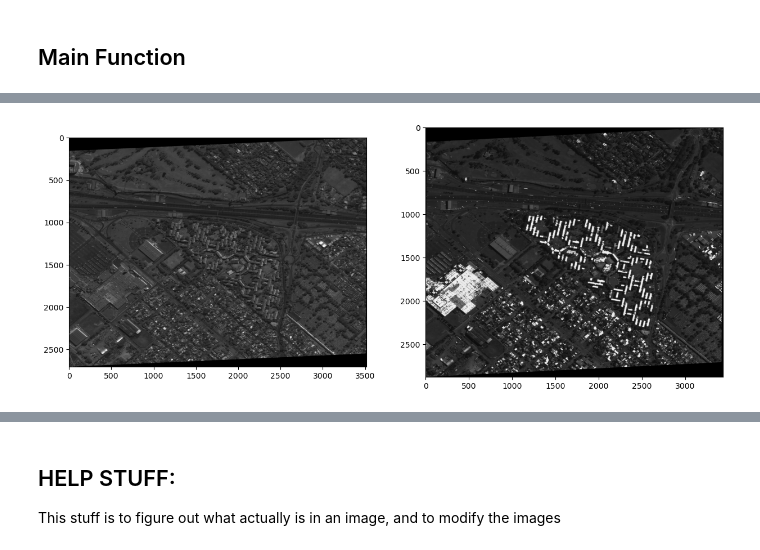
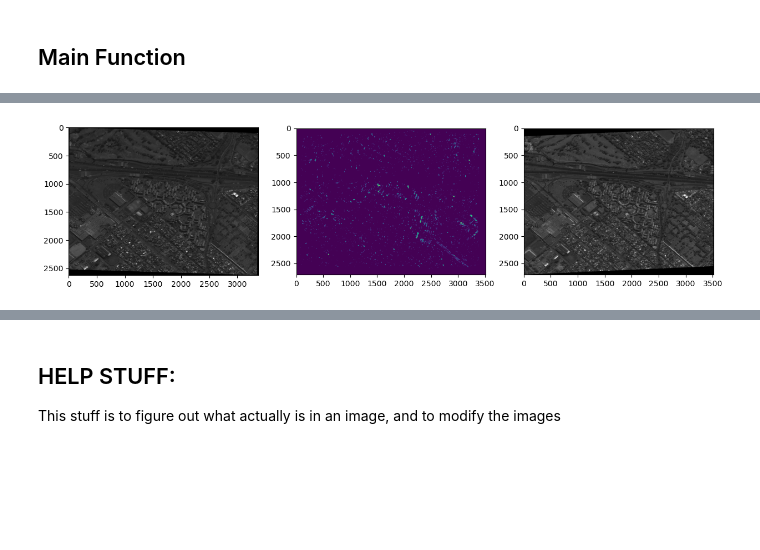
Before and after one commit to sfindenig/PLUS-IBBC, a Jupyter notebook: test2.ipynb, the cells around one changed output, grey strips where cells are left out. Drawn from its saved outputs; the diff is of its cells as text; code cells hidden in the pictures; blank space fills up the shorter version.

```diff
--- a/test2.ipynb
+++ b/test2.ipynb
@@ -93,6 +93,16 @@ def stitch_images(cv_image1, cv_image2, outputpath:str):
         return -1
 # %%
 def get_disparity_map(cv_image1, cv_image2, roi:list=None) -> np.ndarray:
+    if cv_image1.shape != cv_image2.shape:
+        #pad the smaller image
+        if cv_image1.shape[0] < cv_image2.shape[0]:
+            cv_image1 = np.pad(cv_image1, ((0, cv_image2.shape[0]-cv_image1.shape[0]), (0, 0), (0, 0)), 'constant')
+        else:
+            cv_image2 = np.pad(cv_image2, ((0, cv_image1.shape[0]-cv_image2.shape[0]), (0, 0), (0, 0)), 'constant')
+        if cv_image1.shape[1] < cv_image2.shape[1]:
+            cv_image1 = np.pad(cv_image1, ((0, 0), (0, cv_image2.shape[1]-cv_image1.shape[1]), (0, 0)), 'constant')
+        else:
+            cv_image2 = np.pad(cv_image2, ((0, 0), (0, cv_image1.shape[1]-cv_image2.shape[1]), (0, 0)), 'constant')
 
     if roi is not None:
         # Crop the images to the same size
@@ -272,19 +325,22 @@ plt.show()
 # %%
 # Warp images to ground coordinates
 REPROJECTED_IMAGES = ['image1_reprojected.tif', 'image2_reprojected.tif']
 warp_image(image_1_ds,rpc_1,f'{PATH_TO_TEMP}{REPROJECTED_IMAGES[0]}')
 warp_image(image_2_ds,rpc_2,f'{PATH_TO_TEMP}{REPROJECTED_IMAGES[1]}')
 
-# Open the reprojected images
-image_1_reprojected = cv2.imread(f'{PATH_TO_TEMP}{REPROJECTED_IMAGES[0]}')
-image_2_reprojected = cv2.imread(f'{PATH_TO_TEMP}{REPROJECTED_IMAGES[1]}')
+# create disparity map out of 2 geo-referenced images
+image_1 = cv2.imread(f'{PATH_TO_TEMP}{REPROJECTED_IMAGES[0]}')
+image_2 = cv2.imread(f'{PATH_TO_TEMP}{REPROJECTED_IMAGES[1]}')
+disparity = get_disparity_map(image_1, image_2)
 
-# Plot the reprojected images
+# Plot the disparity map and left image
 fig = plt.figure(figsize=(15, 15))
-plt.subplot(121)
-plt.imshow(image_1_reprojected)
-plt.subplot(122)
-plt.imshow(image_2_reprojected)
+plt.subplot(131)
+plt.imshow(image_1)
+plt.subplot(132)
+plt.imshow(disparity)
+plt.subplot(133)
+plt.imshow(image_2)
 plt.show()
 # %% [output]
-[figure, old version]
+[figure, new version]
```
Also changed, not shown: parts of 21 cells of this notebook, 1 other file.
